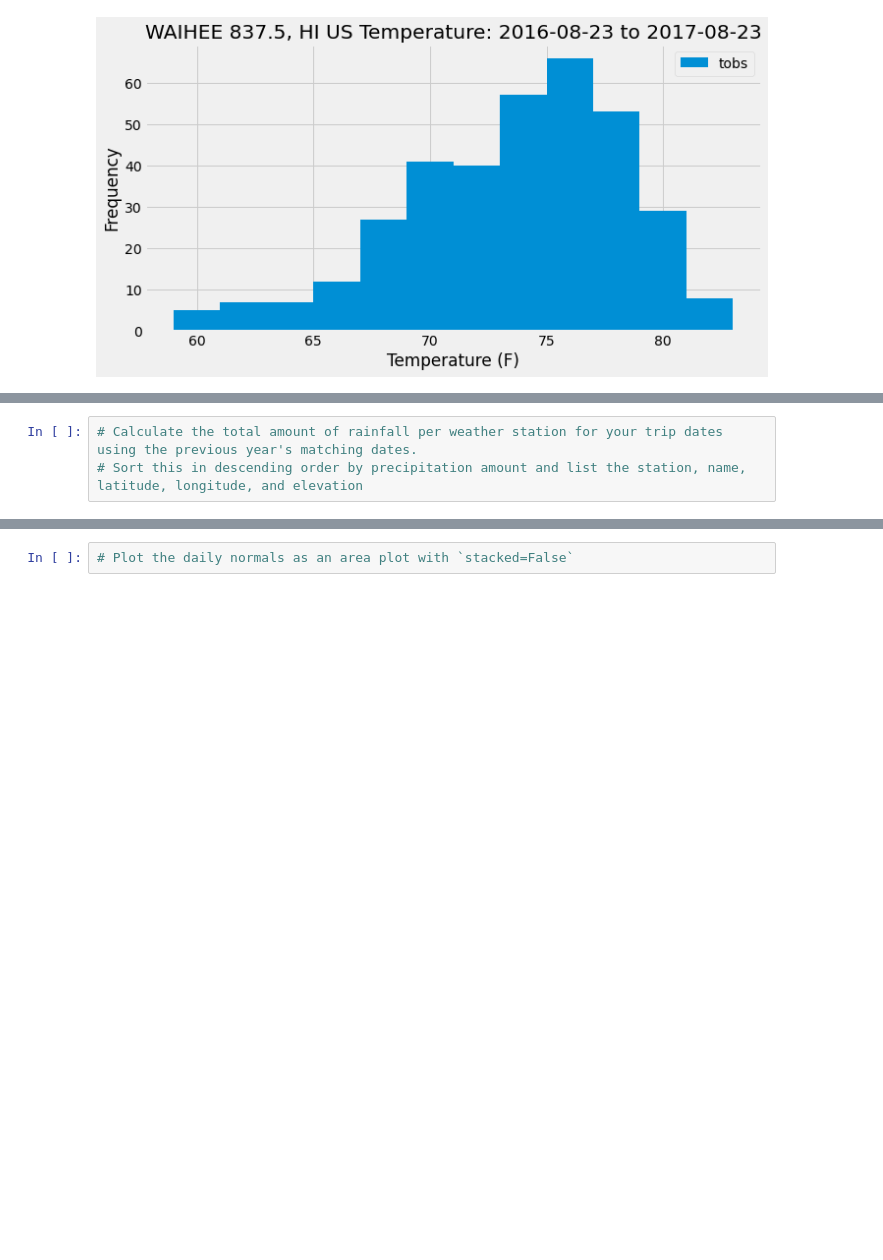
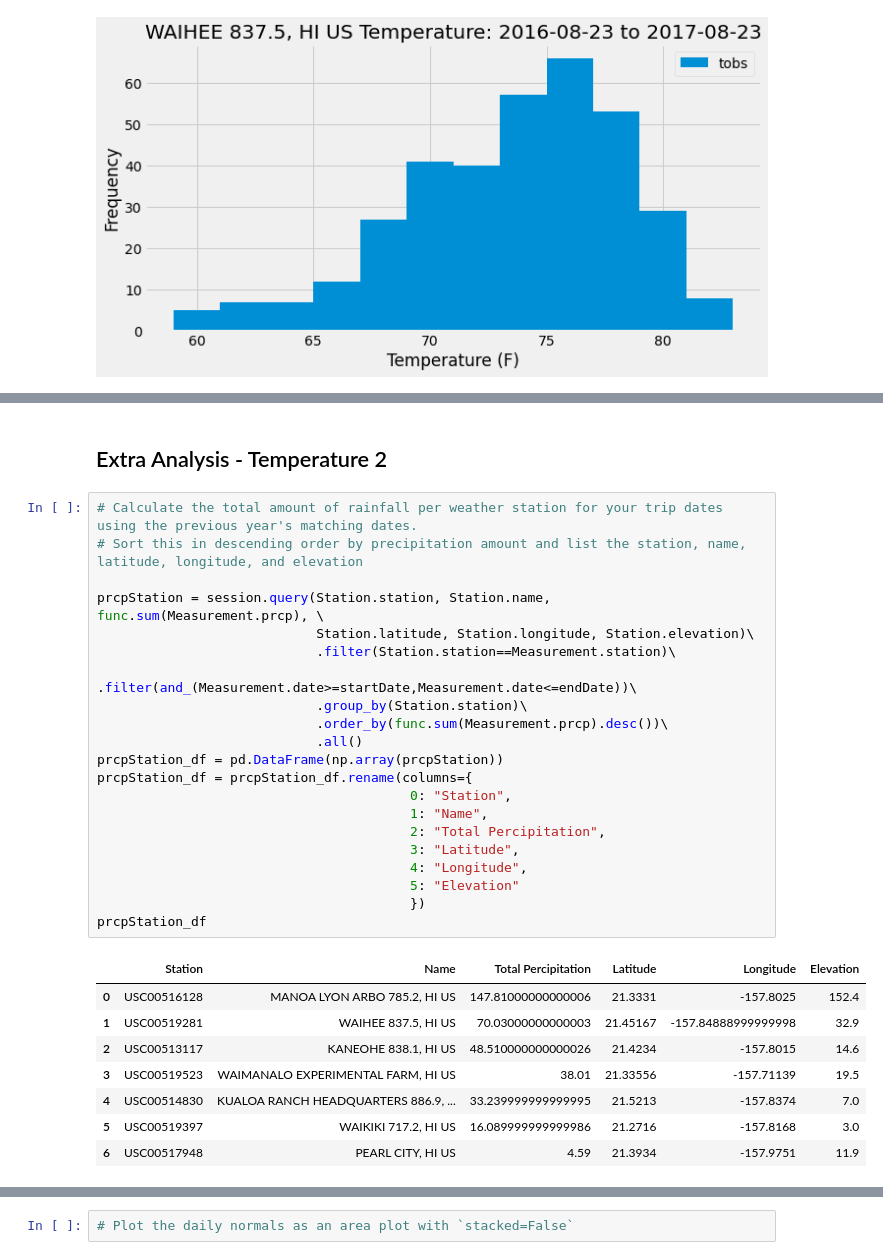
Before and after one commit to meielerol/sqlalchemy-challenge, a Jupyter notebook: climate_starter.ipynb, the cells around one changed output, grey strips where cells are left out. Saved outputs shown, nothing was run; the diff lists cells and outputs as text; blank space fills up the shorter version.

```diff
--- a/climate_starter.ipynb
+++ b/climate_starter.ipynb
@@ -273,6 +299,35 @@ print(calc_temps('2012-02-28', '2012-03-05'))
+# %% [markdown]
+## Extra Analysis - Temperature 2
 # %%
 # Calculate the total amount of rainfall per weather station for your trip dates using the previous year's matching dates.
 # Sort this in descending order by precipitation amount and list the station, name, latitude, longitude, and elevation
+
+prcpStation = session.query(Station.station, Station.name, func.sum(Measurement.prcp), \
+                            Station.latitude, Station.longitude, Station.elevation)\
+                            .filter(Station.station==Measurement.station)\
+                            .filter(and_(Measurement.date>=startDate,Measurement.date<=endDate))\
+                            .group_by(Station.station)\
+                            .order_by(func.sum(Measurement.prcp).desc())\
+                            .all()
+prcpStation_df = pd.DataFrame(np.array(prcpStation))
+prcpStation_df = prcpStation_df.rename(columns={
+                                        0: "Station",
+                                        1: "Name",
+                                        2: "Total Percipitation",
+                                        3: "Latitude",
+                                        4: "Longitude",
+                                        5: "Elevation"
+                                        })
+prcpStation_df
+# %% [output]
+|  | Station | Name | Total Percipitation | Latitude | Longitude | Elevation |
+| 0 | USC00516128 | MANOA LYON ARBO 785.2, HI US | 147.81000000000006 | 21.3331 | -157.8025 | 152.4 |
+| 1 | USC00519281 | WAIHEE 837.5, HI US | 70.03000000000003 | 21.45167 | -157.84888999999998 | 32.9 |
+| 2 | USC00513117 | KANEOHE 838.1, HI US | 48.510000000000026 | 21.4234 | -157.8015 | 14.6 |
+| 3 | USC00519523 | WAIMANALO EXPERIMENTAL FARM, HI US | 38.01 | 21.33556 | -157.71139 | 19.5 |
+| 4 | USC00514830 | KUALOA RANCH HEADQUARTERS 886.9, ... | 33.239999999999995 | 21.5213 | -157.8374 | 7.0 |
+| 5 | USC00519397 | WAIKIKI 717.2, HI US | 16.089999999999986 | 21.2716 | -157.8168 | 3.0 |
+| 6 | USC00517948 | PEARL CITY, HI US | 4.59 | 21.3934 | -157.9751 | 11.9 |
 # %%
 # Create a query that will calculate the daily normals
 # (i.e. the averages for tmin, tmax, and tavg for all historic data matching a specific month and day)
```
Also changed, not shown: parts of 10 cells of this notebook.
